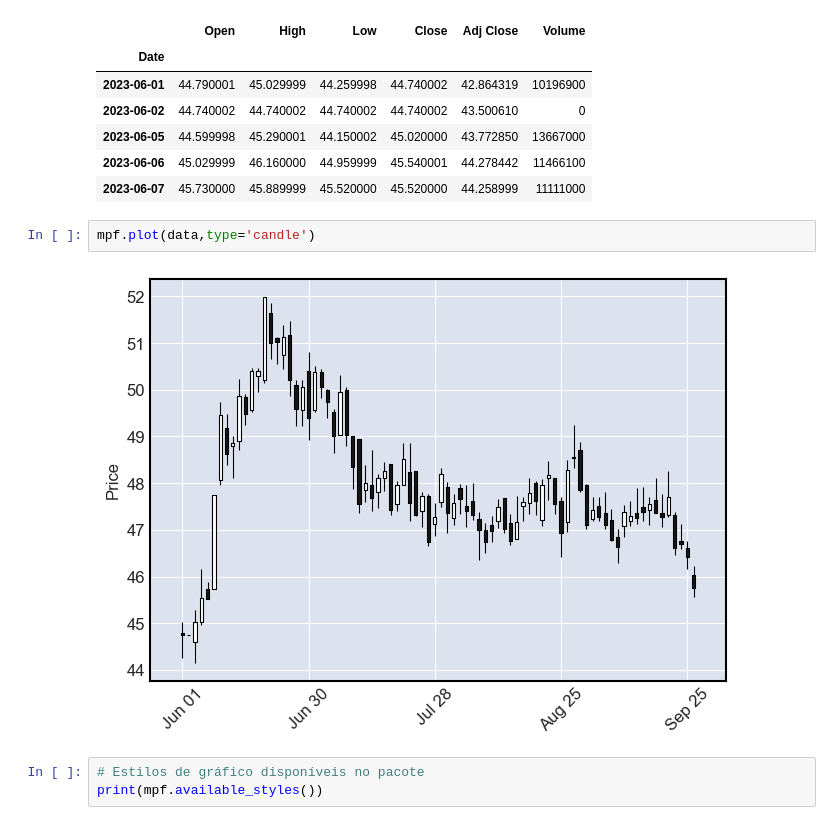
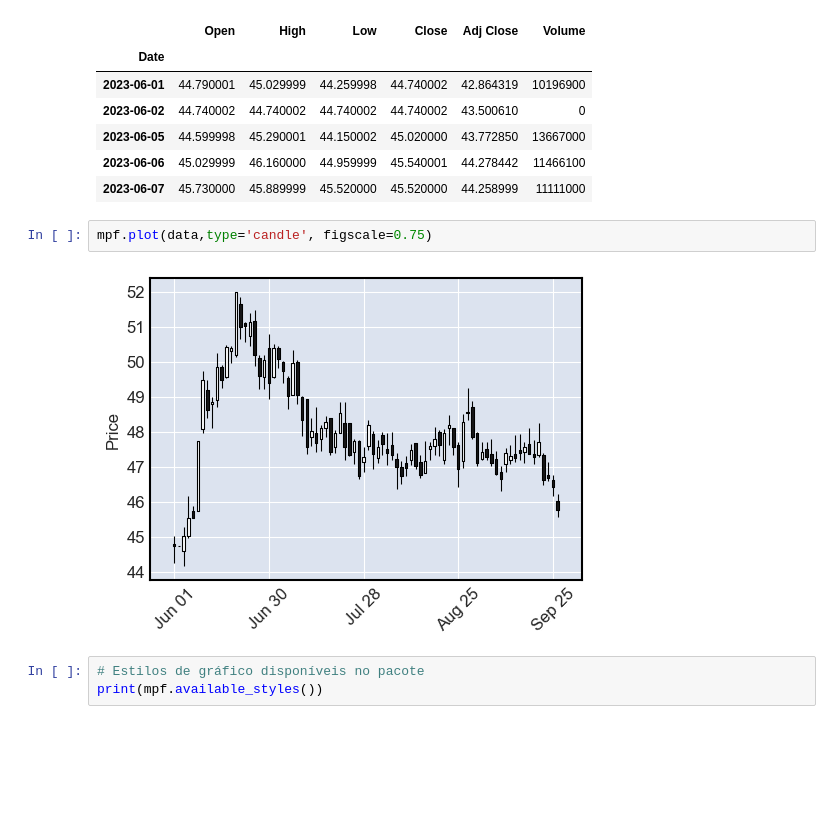
Before and after one commit to victordhn/Finance-Projects, a Jupyter notebook: Candlesticks.ipynb, the cells around one changed output. Drawn from its saved outputs; the diff is of its cells as text; blank space fills up the shorter version.

```diff
--- a/Candlesticks.ipynb
+++ b/Candlesticks.ipynb
@@ -48,9 +48,9 @@ data.head()
 | 2023-06-06 | 45.029999 | 46.160000 | 44.959999 | 45.540001 | 44.278442 | 11466100 |
 | 2023-06-07 | 45.730000 | 45.889999 | 45.520000 | 45.520000 | 44.258999 | 11111000 |
 # %%
-mpf.plot(data,type='candle')
+mpf.plot(data,type='candle', figscale=0.75)
 # %% [output]
-[figure, old version]
+[figure, new version]
 # %%
 # Estilos de gráfico disponíveis no pacote
 print(mpf.available_styles())
```
Also changed, not shown: parts of 5 cells of this notebook.
